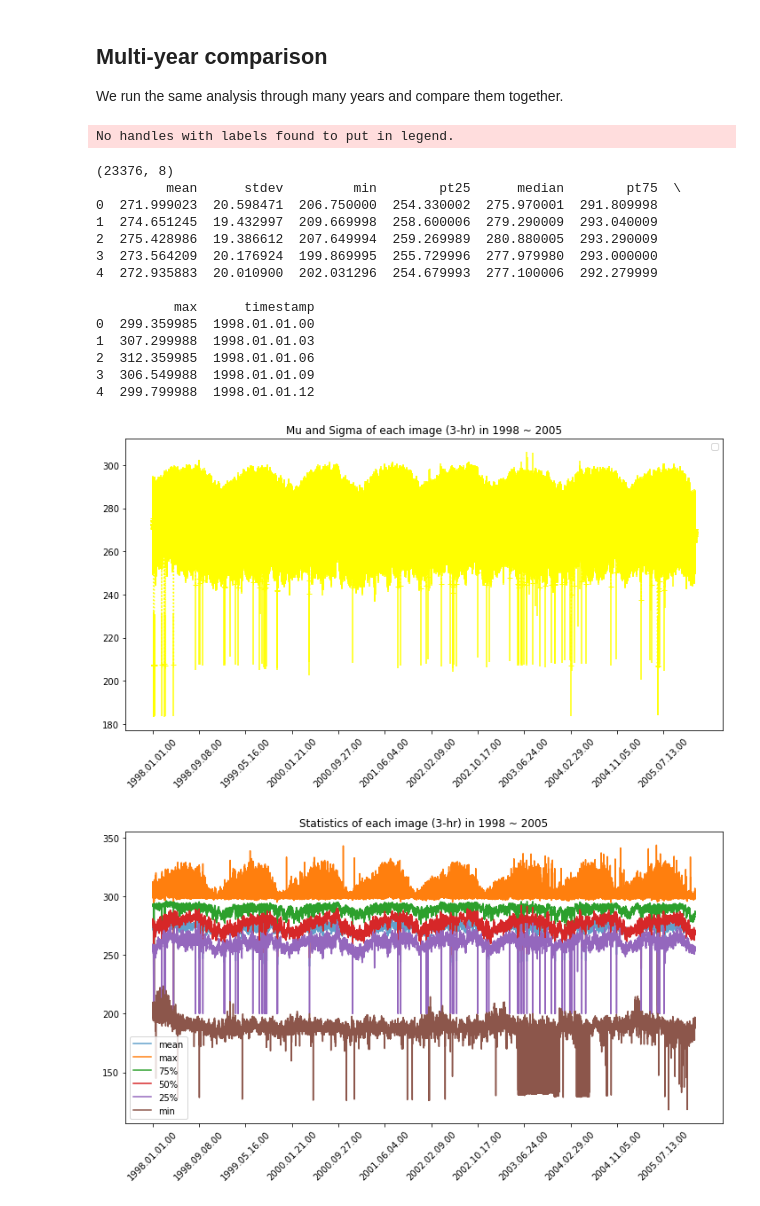
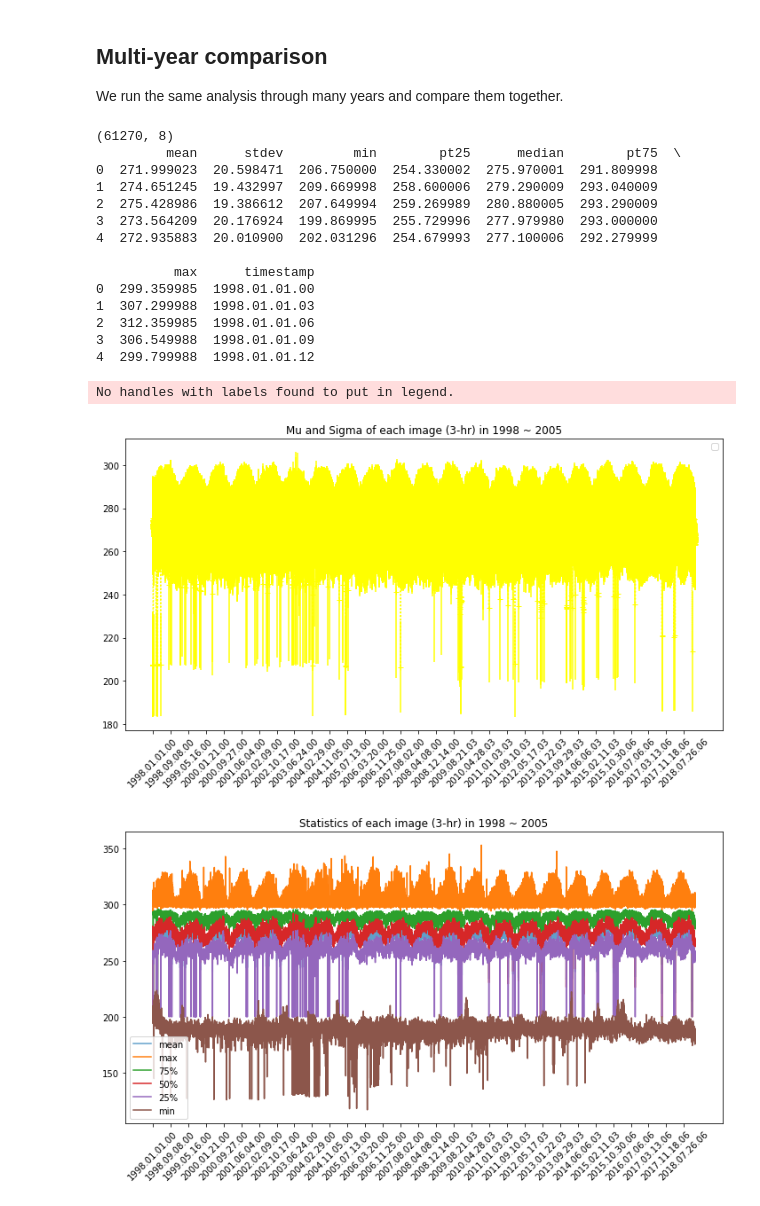
Before and after one commit to tingsyo/course_2020Q3_representation_learning, a Jupyter notebook: notebooks/noaa_gridsat_b1/02_noaagridsatb1_basic_statistics.ipynb, the cells around one changed output. Drawn from its saved outputs; the diff is of its cells as text; code cells hidden in the pictures.

```diff
--- a/notebooks/noaa_gridsat_b1/02_noaagridsatb1_basic_statistics.ipynb
+++ b/notebooks/noaa_gridsat_b1/02_noaagridsatb1_basic_statistics.ipynb
@@ -253,61 +253,61 @@ The dedent function was deprecated in Matplotlib 3.1 and will be removed in 3.3.
 We run the same analysis through many years and compare them together.
 # %%
 # Define years
-years = np.arange(1998, 2006)
+years = np.arange(1998, 2019)
 # Read and stack data
-stats_by_image = pd.read_csv('../../workspace/noaa_'+str(years[0])+'.stats_by_image.csv')
+stats_by_image = pd.read_csv('../../workspace/noaa/noaa_'+str(years[0])+'.stats_by_image.csv')
 for y in years[1:]:
-    tmp = pd.read_csv('../../workspace/noaa_'+str(y)+'.stats_by_image.csv')
+    tmp = pd.read_csv('../../workspace/noaa/noaa_'+str(y)+'.stats_by_image.csv')
     stats_by_image = pd.concat([stats_by_image, tmp])
 #
 stats_by_image = stats_by_image.sort_values('timestamp').reset_index(drop=True)
 print(stats_by_image.shape)
 print(stats_by_image.head())
 
 
 %matplotlib inline
 import matplotlib.pyplot as plt
 
 # Plot1
 plt.figure(figsize=(10,6))
 plt.errorbar(np.arange(stats_by_image.shape[0]),stats_by_image['mean'],stats_by_image['stdev'], color='yellow', linestyle=':', marker='+')
 plt.xticks(np.arange(0, stats_by_image.shape[0], 2000), stats_by_image['timestamp'][np.arange(0, stats_by_image.shape[0], 2000)], rotation=45)
 plt.title('Mu and Sigma of each image (3-hr) in 1998 ~ 2005')
 plt.legend()
 plt.tight_layout()
 plt.show()
 
 # Plot2
 plt.figure(figsize=(10,6))
 plt.plot(stats_by_image['mean'], alpha=0.7, label='mean')
 plt.plot(stats_by_image['max'], label='max')
 plt.plot(stats_by_image['pt75'], label='75%')
 plt.plot(stats_by_image['median'], label='50%')
 plt.plot(stats_by_image['pt25'], label='25%')
 plt.plot(stats_by_image['min'], label='min')
 plt.xticks(np.arange(0, stats_by_image.shape[0], 2000), stats_by_image['timestamp'][np.arange(0, stats_by_image.shape[0], 2000)], rotation=45)
 plt.title('Statistics of each image (3-hr) in 1998 ~ 2005')
 plt.legend()
 plt.tight_layout()
 plt.show()
 # %% [output]
-No handles with labels found to put in legend.
+(61270, 8)
+         mean      stdev         min        pt25      median        pt75  \
+0  271.999023  20.598471  206.750000  254.330002  275.970001  291.809998
+1  274.651245  19.432997  209.669998  258.600006  279.290009  293.040009
+2  275.428986  19.386612  207.649994  259.269989  280.880005  293.290009
+3  273.564209  20.176924  199.869995  255.729996  277.979980  293.000000
+4  272.935883  20.010900  202.031296  254.679993  277.100006  292.279999
+
+          max      timestamp
+0  299.359985  1998.01.01.00
+1  307.299988  1998.01.01.03
+2  312.359985  1998.01.01.06
+3  306.549988  1998.01.01.09
+4  299.799988  1998.01.01.12
-(23376, 8)
-         mean      stdev         min        pt25      median        pt75  \
-0  271.999023  20.598471  206.750000  254.330002  275.970001  291.809998
-1  274.651245  19.432997  209.669998  258.600006  279.290009  293.040009
-2  275.428986  19.386612  207.649994  259.269989  280.880005  293.290009
-3  273.564209  20.176924  199.869995  255.729996  277.979980  293.000000
-4  272.935883  20.010900  202.031296  254.679993  277.100006  292.279999
-
-          max      timestamp
-0  299.359985  1998.01.01.00
-1  307.299988  1998.01.01.03
-2  312.359985  1998.01.01.06
-3  306.549988  1998.01.01.09
-4  299.799988  1998.01.01.12
+No handles with labels found to put in legend.
-[figure, old version]
+[figure, new version]
-[figure, old version]
+[figure, new version]
 # %%
 %matplotlib inline
 import matplotlib.pyplot as plt
```
Also changed, not shown: parts of 2 cells of this notebook.
